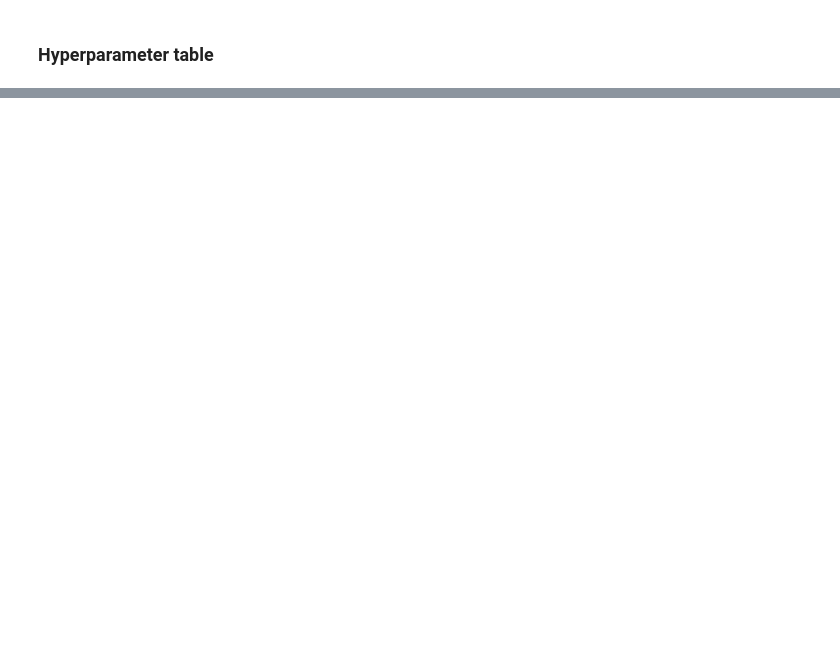
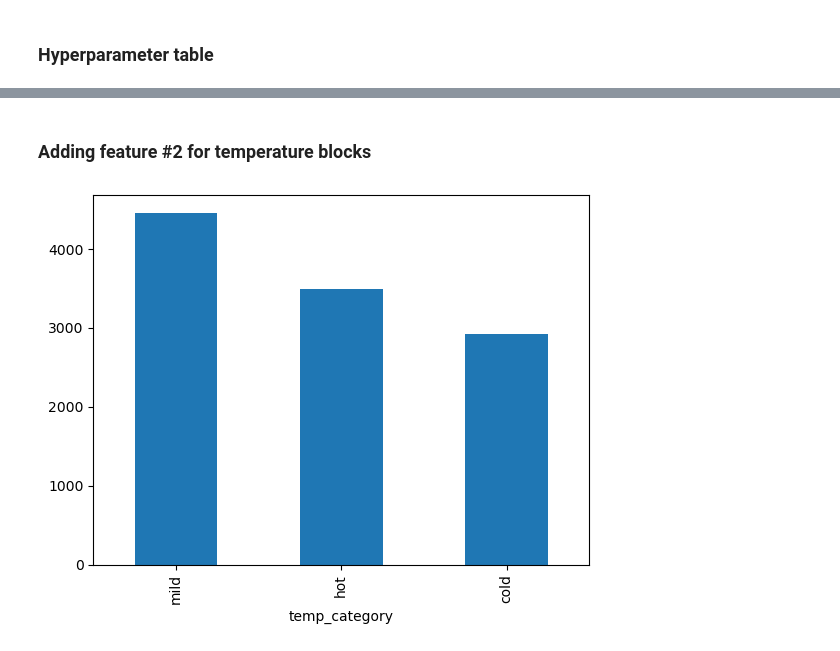
Before and after one commit to emugabi/cd0385-bike-sharing-demand-submission, a Jupyter notebook: project/project-template.ipynb, the cells around one changed output, grey strips where cells are left out. Drawn from its saved outputs; the diff is of its cells as text; code cells hidden in the pictures; blank space fills up the shorter version.

```diff
--- a/project/project-template.ipynb
+++ b/project/project-template.ipynb
@@ -896,0 +676,14 @@ pd.DataFrame({
+# %% [markdown]
+### Adding feature #2 for temperature blocks
+# %%
+train_X4['temp_category'] = pd.cut(
+    train_X4['temp'],
+    bins=[0, 14, 25, 100],
+    labels=['cold', 'mild', 'hot'],
+    right=False
+)
+
+train_X4['temp_category'].value_counts().plot(kind='bar')
+train_X4 = pd.get_dummies(train_X4, columns=['temp_category'], prefix='temp')
+# %% [output]
+[figure, added]
```
Also changed, not shown: parts of 39 cells of this notebook.
